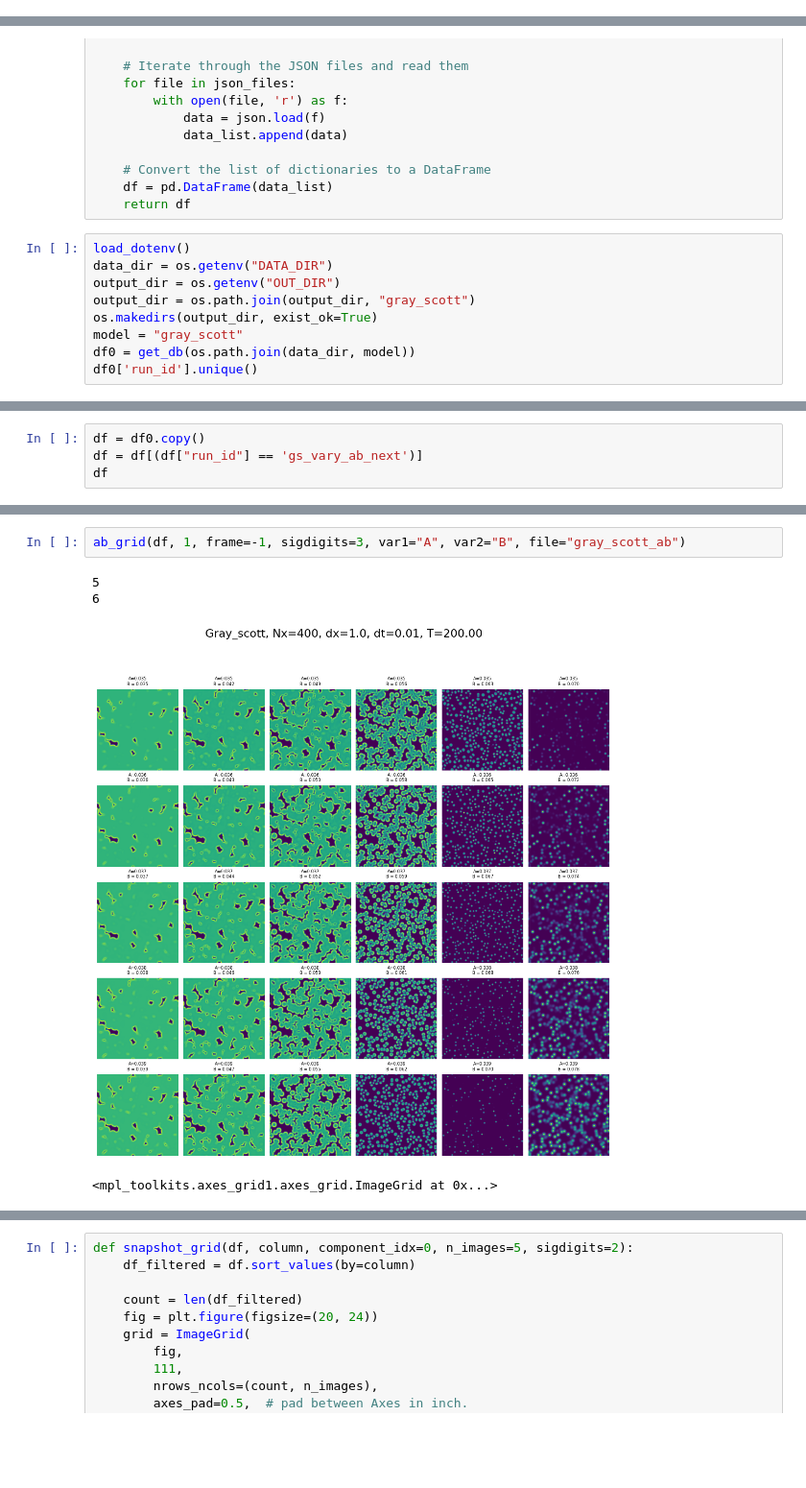
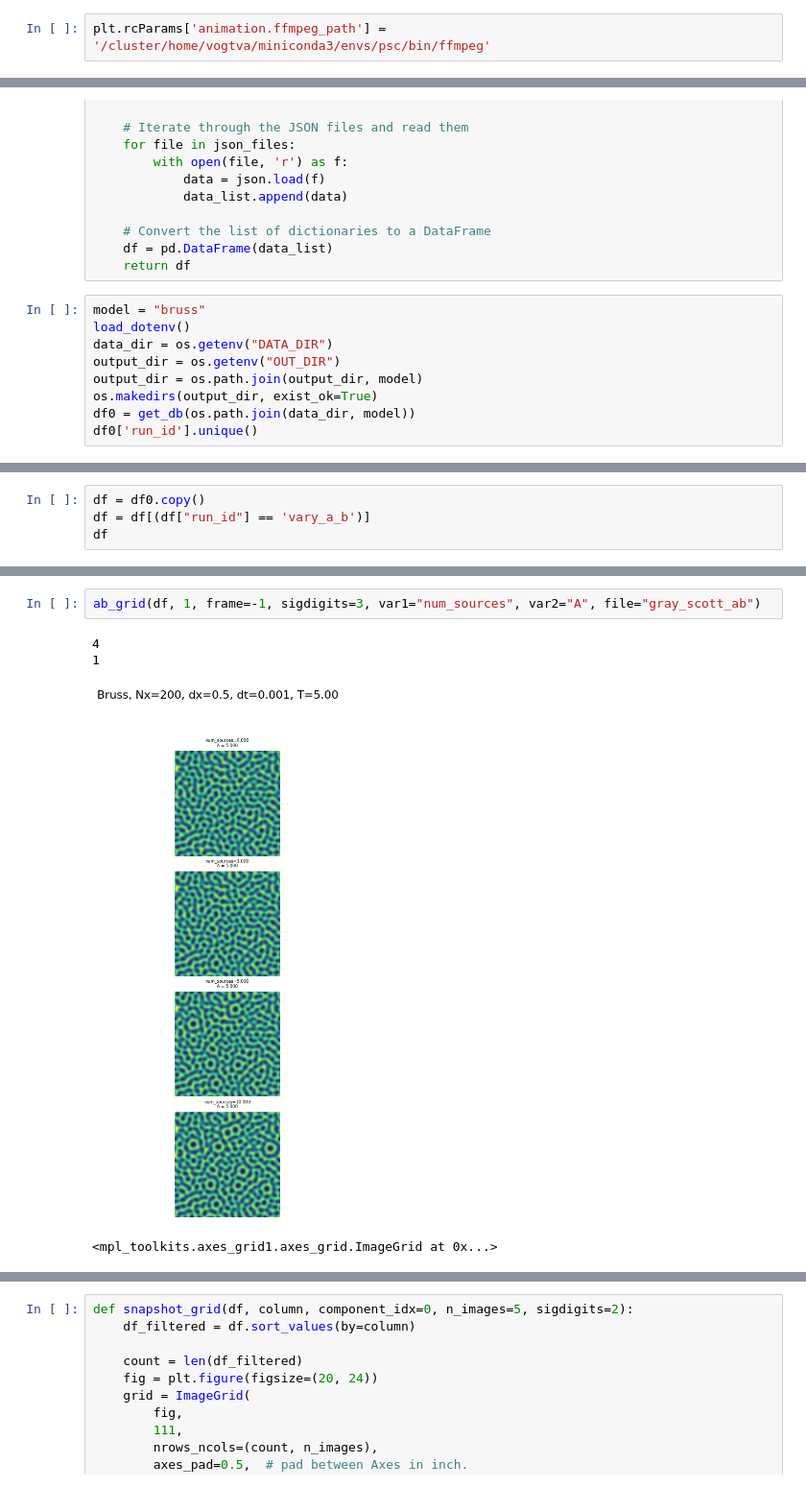
Before and after one commit to valentinvogt/pde-solvers-cuda, a Jupyter notebook: analysis/db.ipynb, the cells around one changed output, grey strips where cells are left out. Shown: that part at 96% size. Saved outputs shown, nothing was run; the diff lists cells and outputs as text; blank space fills up the shorter version.

```diff
--- a/analysis/db.ipynb
+++ b/analysis/db.ipynb
@@ -11,6 +12,8 @@ import pandas as pd
 import json
 from dotenv import load_dotenv
 from functools import partial
+# %%
+plt.rcParams['animation.ffmpeg_path'] = '/cluster/home/vogtva/miniconda3/envs/psc/bin/ffmpeg'
 # %%
 def get_db(data_dir):
     json_files = glob.glob(os.path.join(data_dir, "*.json"))
@@ -26,12 +29,12 @@ def get_db(data_dir):
     df = pd.DataFrame(data_list)
     return df
 # %%
+model = "bruss"
 load_dotenv()
 data_dir = os.getenv("DATA_DIR")
 output_dir = os.getenv("OUT_DIR")
-output_dir = os.path.join(output_dir, "gray_scott")
+output_dir = os.path.join(output_dir, model)
 os.makedirs(output_dir, exist_ok=True)
-model = "gray_scott"
 df0 = get_db(os.path.join(data_dir, model))
 df0['run_id'].unique()
 # %% [output]
@@ -40,6 +43,6 @@ array(['gs_vary_ab_correct', 'gs_vary_ab_next', 'gs_vary_ab_single'],
 # %%
 df = df0.copy()
-df = df[(df["run_id"] == 'gs_vary_ab_next')]
+df = df[(df["run_id"] == 'vary_a_b')]
 df
 # %% [output]
 |  | model | A | B | Nx | dx | Nt | dt | Du | Dv | sigma_ic | ... |
@@ -108,7 +167,7 @@ def ab_grid(
 # %%
-ab_grid(df, 1, frame=-1, sigdigits=3, var1="A", var2="B", file="gray_scott_ab")
+ab_grid(df, 1, frame=-1, sigdigits=3, var1="num_sources", var2="A", file="gray_scott_ab")
 # %% [output]
-5
-6
+4
+1
-[figure, old version]
+[figure, new version]
 <mpl_toolkits.axes_grid1.axes_grid.ImageGrid at 0x...>
```
Also changed, not shown: parts of 9 cells of this notebook, 25 other files.
